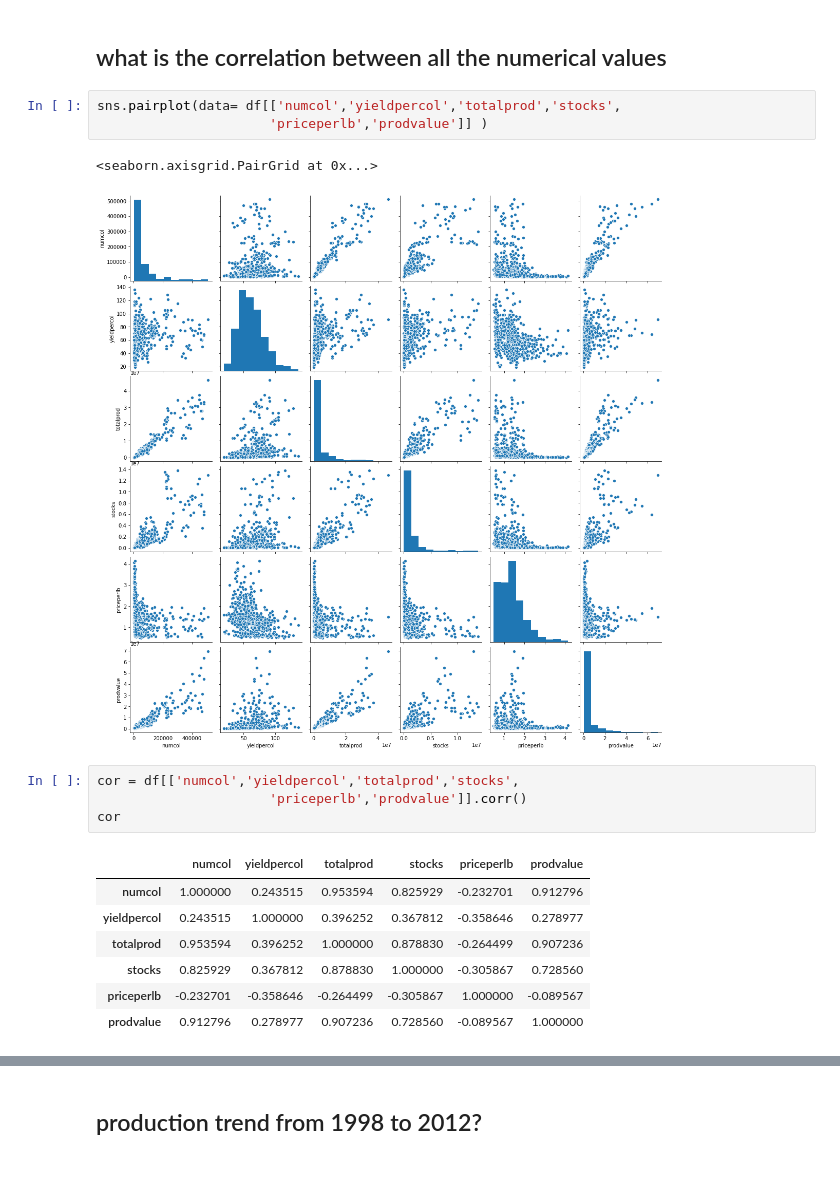
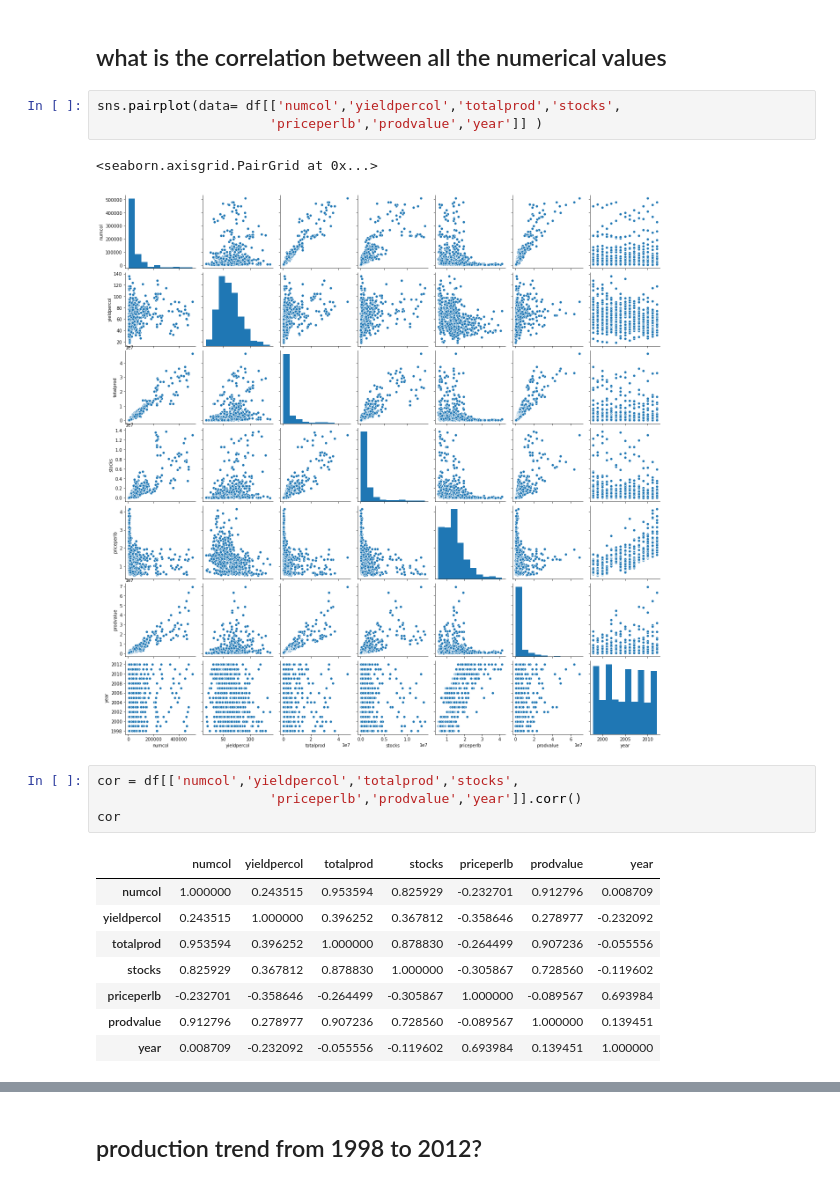
Before and after one commit to aiazm496/PredictiveModeling, a Jupyter notebook: HoneyProduction Analysis.ipynb, the cells around one changed output, grey strips where cells are left out. Saved outputs shown, nothing was run; the diff lists cells and outputs as text.

```diff
--- a/HoneyProduction Analysis.ipynb
+++ b/HoneyProduction Analysis.ipynb
@@ -191,22 +193,23 @@ df[['numcol','totalprod']].corr()   #corr of 0.95 +ve indicates almost linear in
 ## what is the correlation between all the numerical values
 # %%
 sns.pairplot(data= df[['numcol','yieldpercol','totalprod','stocks',
-                      'priceperlb','prodvalue']] )
+                      'priceperlb','prodvalue','year']] )
 # %% [output]
 <seaborn.axisgrid.PairGrid at 0x...>
-[figure, old version]
+[figure, new version]
 # %%
 cor = df[['numcol','yieldpercol','totalprod','stocks',
-                      'priceperlb','prodvalue']].corr()
+                      'priceperlb','prodvalue','year']].corr()
 cor
 # %% [output]
-|  | numcol | yieldpercol | totalprod | stocks | priceperlb | prodvalue |
-| numcol | 1.000000 | 0.243515 | 0.953594 | 0.825929 | -0.232701 | 0.912796 |
-| yieldpercol | 0.243515 | 1.000000 | 0.396252 | 0.367812 | -0.358646 | 0.278977 |
-| totalprod | 0.953594 | 0.396252 | 1.000000 | 0.878830 | -0.264499 | 0.907236 |
-| stocks | 0.825929 | 0.367812 | 0.878830 | 1.000000 | -0.305867 | 0.728560 |
-| priceperlb | -0.232701 | -0.358646 | -0.264499 | -0.305867 | 1.000000 | -0.089567 |
-| prodvalue | 0.912796 | 0.278977 | 0.907236 | 0.728560 | -0.089567 | 1.000000 |
+|  | numcol | yieldpercol | totalprod | stocks | priceperlb | prodvalue | year |
+| numcol | 1.000000 | 0.243515 | 0.953594 | 0.825929 | -0.232701 | 0.912796 | 0.008709 |
+| yieldpercol | 0.243515 | 1.000000 | 0.396252 | 0.367812 | -0.358646 | 0.278977 | -0.232092 |
+| totalprod | 0.953594 | 0.396252 | 1.000000 | 0.878830 | -0.264499 | 0.907236 | -0.055556 |
+| stocks | 0.825929 | 0.367812 | 0.878830 | 1.000000 | -0.305867 | 0.728560 | -0.119602 |
+| priceperlb | -0.232701 | -0.358646 | -0.264499 | -0.305867 | 1.000000 | -0.089567 | 0.693984 |
+| prodvalue | 0.912796 | 0.278977 | 0.907236 | 0.728560 | -0.089567 | 1.000000 | 0.139451 |
+| year | 0.008709 | -0.232092 | -0.055556 | -0.119602 | 0.693984 | 0.139451 | 1.000000 |
 # %%
 sns.heatmap(cor,annot=True, cmap='plasma',vmin = -1,  vmax= 1)
 # %% [output]
```
Also changed, not shown: parts of 2 cells of this notebook, 9 other files.
